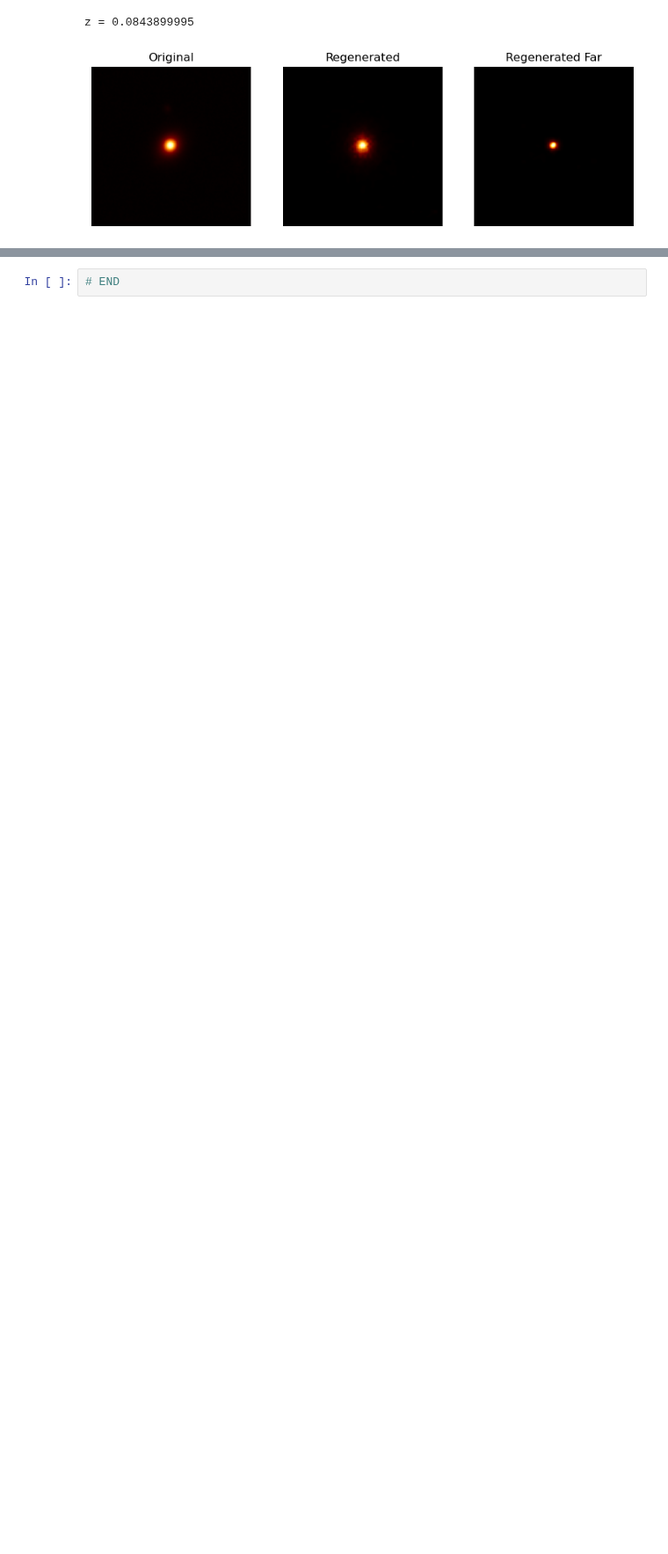
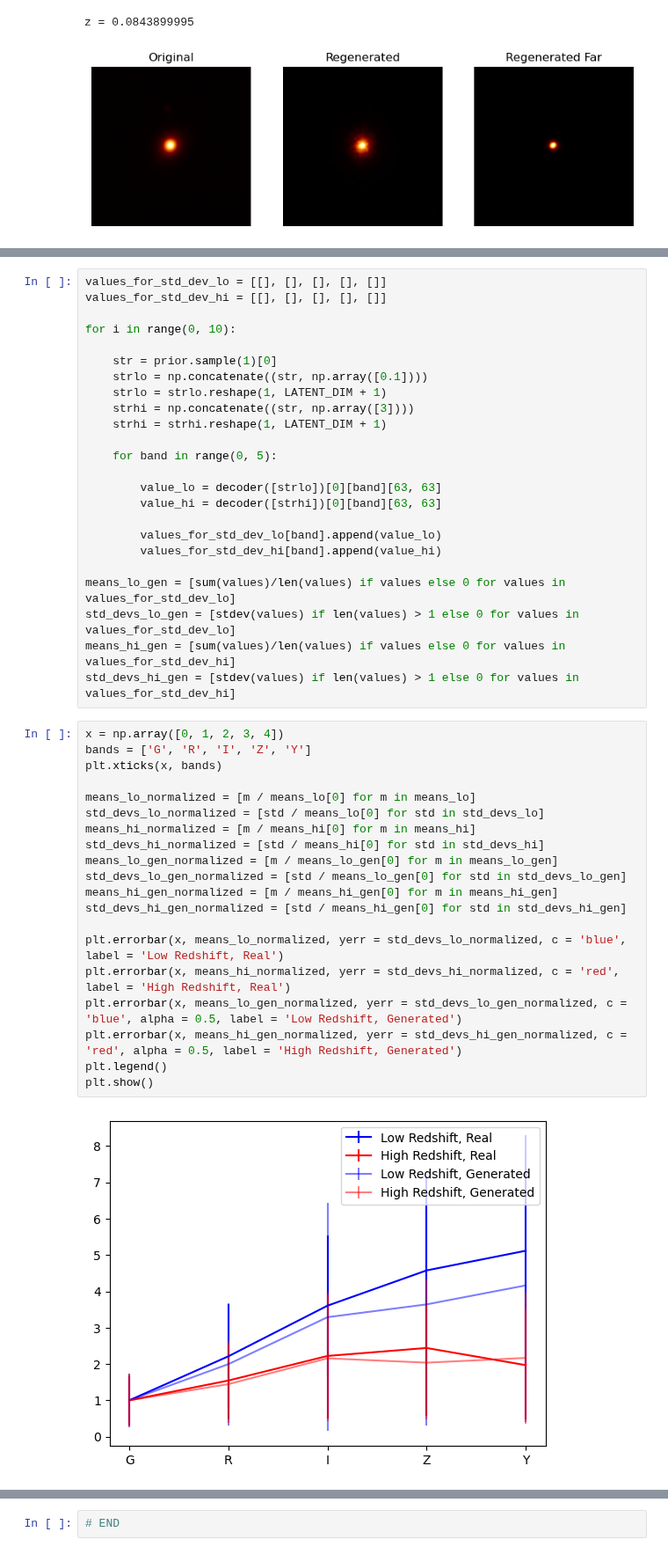
Before and after one commit to astrodatalab/photoz, a Jupyter notebook: code/generative_modeling/cvae_64x64_new_1.ipynb, the cells around one changed output, grey strips where cells are left out. Shown at 88% size. Cells and saved outputs as stored; diff of their text form; blank space fills up the shorter version.

```diff
--- a/code/generative_modeling/cvae_64x64_new_1.ipynb
+++ b/code/generative_modeling/cvae_64x64_new_1.ipynb
@@ -225,0 +312,46 @@ z = 0.0843899995
+# %%
+values_for_std_dev_lo = [[], [], [], [], []]
+values_for_std_dev_hi = [[], [], [], [], []]
+
+for i in range(0, 10):
+
+    str = prior.sample(1)[0]
+    strlo = np.concatenate((str, np.array([0.1])))
+    strlo = strlo.reshape(1, LATENT_DIM + 1)
+    strhi = np.concatenate((str, np.array([3])))
+    strhi = strhi.reshape(1, LATENT_DIM + 1)
+
+    for band in range(0, 5):
+
+        value_lo = decoder([strlo])[0][band][63, 63]
+        value_hi = decoder([strhi])[0][band][63, 63]
+
+        values_for_std_dev_lo[band].append(value_lo)
+        values_for_std_dev_hi[band].append(value_hi)
+
+means_lo_gen = [sum(values)/len(values) if values else 0 for values in values_for_std_dev_lo]
+std_devs_lo_gen = [stdev(values) if len(values) > 1 else 0 for values in values_for_std_dev_lo]
+means_hi_gen = [sum(values)/len(values) if values else 0 for values in values_for_std_dev_hi]
+std_devs_hi_gen = [stdev(values) if len(values) > 1 else 0 for values in values_for_std_dev_hi]
+# %%
+x = np.array([0, 1, 2, 3, 4])
+bands = ['G', 'R', 'I', 'Z', 'Y']
+plt.xticks(x, bands)
+
+means_lo_normalized = [m / means_lo[0] for m in means_lo]
+std_devs_lo_normalized = [std / means_lo[0] for std in std_devs_lo]
+means_hi_normalized = [m / means_hi[0] for m in means_hi]
+std_devs_hi_normalized = [std / means_hi[0] for std in std_devs_hi]
+means_lo_gen_normalized = [m / means_lo_gen[0] for m in means_lo_gen]
+std_devs_lo_gen_normalized = [std / means_lo_gen[0] for std in std_devs_lo_gen]
+means_hi_gen_normalized = [m / means_hi_gen[0] for m in means_hi_gen]
+std_devs_hi_gen_normalized = [std / means_hi_gen[0] for std in std_devs_hi_gen]
+
+plt.errorbar(x, means_lo_normalized, yerr = std_devs_lo_normalized, c = 'blue', label = 'Low Redshift, Real')
+plt.errorbar(x, means_hi_normalized, yerr = std_devs_hi_normalized, c = 'red', label = 'High Redshift, Real')
+plt.errorbar(x, means_lo_gen_normalized, yerr = std_devs_lo_gen_normalized, c = 'blue', alpha = 0.5, label = 'Low Redshift, Generated')
+plt.errorbar(x, means_hi_gen_normalized, yerr = std_devs_hi_gen_normalized, c = 'red', alpha = 0.5, label = 'High Redshift, Generated')
+plt.legend()
+plt.show()
+# %% [output]
+[figure, added]
```
Also changed, not shown: parts of 16 cells of this notebook, 34 other files.
